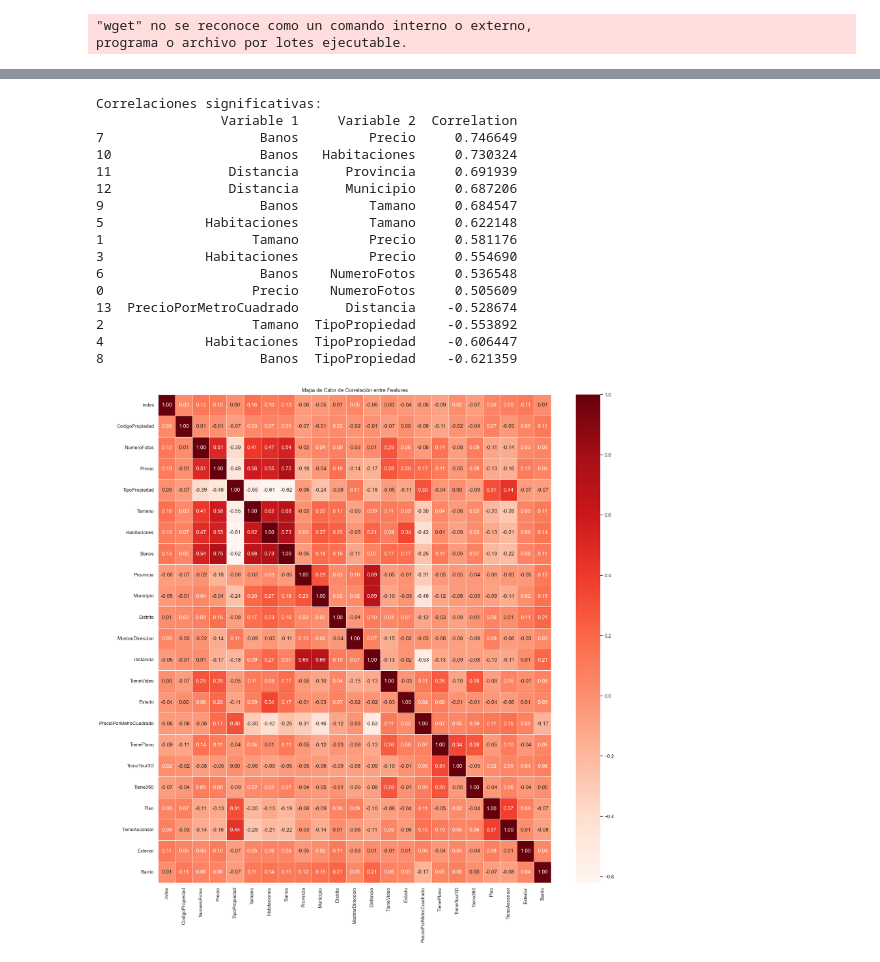
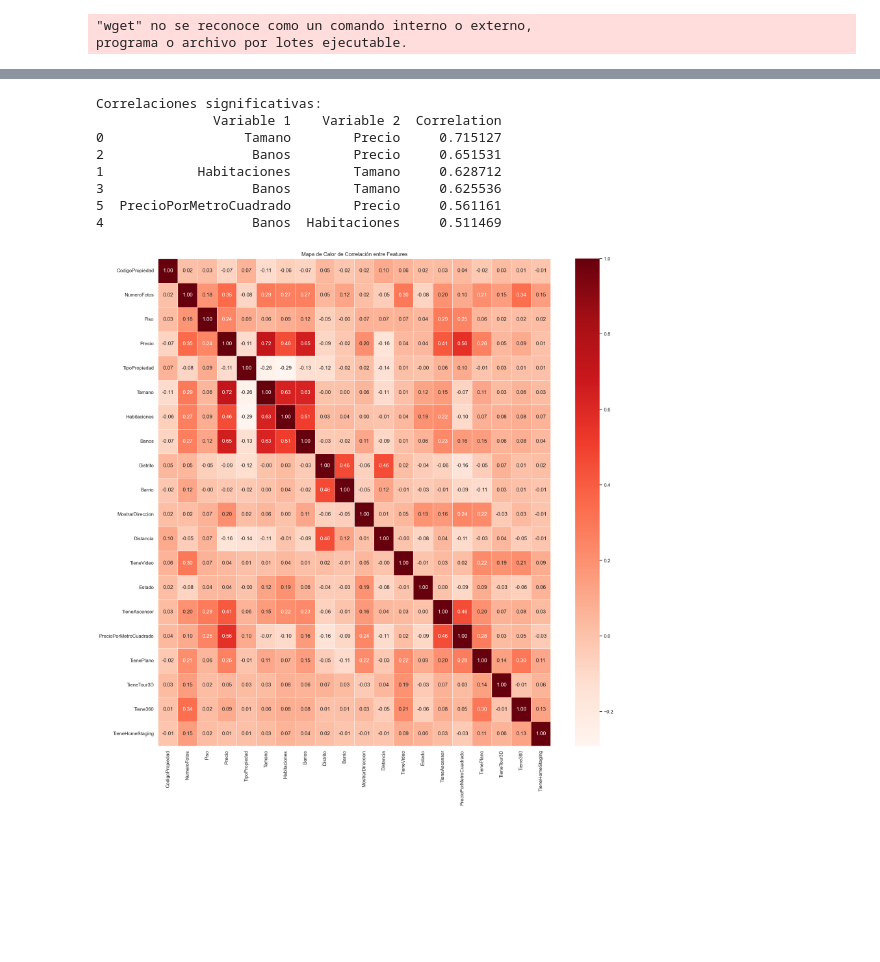
Before and after one commit to jkacosta91/Analisis-de-Alquileres, a Jupyter notebook: eda.ipynb, the cells around one changed output, grey strips where cells are left out. Cells and saved outputs as stored; diff of their text form; code cells hidden in the pictures; blank space fills up the shorter version.

```diff
--- a/eda.ipynb
+++ b/eda.ipynb
@@ -244,7 +248,6 @@ df['Piso'] = pd.to_numeric(df['Piso'], errors='coerce').fillna(0)
 
 # Rellenar valores nulos en otras columnas
 df['Piso'].fillna(0, inplace=True)
-df['Exterior'].fillna(True, inplace=True)
 df['TieneAscensor'].fillna(False, inplace=True)
 df['Distrito'].fillna('No especifica', inplace=True)
 df['Barrio'].fillna('No especifica', inplace=True)
@@ -599,7 +535,7 @@ Cantidad de valores atípicos: 55
 # quitando aquellas que lo superen. A continuación volveremos a ver cómo queda la distribución.
 
 # Filtra el DataFrame para eliminar las filas donde el precio es mayor a 1,500,000
-df_transformed = df_transformed[df_transformed['Precio'] >= 370]
+df = df[df['Precio'] <= 598500.0]
 
 # Muestra la cantidad de filas restantes en el DataFrame
 cantidad_filas = len(df)
@@ -642,7 +578,7 @@ features_continuas = ['NumeroFotos', 'Piso', 'Precio', 'Tamano', 'Habitaciones',
 # Generar histogramas para cada característica continua
 for col in features_continuas:
     plt.figure(figsize=(10, 6))
-    sns.histplot(df_transformed[col], bins=10, kde=True)
+    sns.histplot(df[col], bins=10, kde=True)
     plt.title(f'Distribución de {col}')
     plt.xlabel(col)
     plt.ylabel('Cuenta')
@@ -661,7 +641,7 @@ import seaborn as sns
 import matplotlib.pyplot as plt
 
 # Suponiendo que features_discretas ya está definida
-features_discretas = ['Exterior', 'MostrarDireccion', 'TieneVideo', 'Estado', 'TieneAscensor', 'TienePlano', 'TieneTour3D', 'Tiene360']
+features_discretas = ['MostrarDireccion', 'TieneVideo', 'Estado', 'TieneAscensor', 'TienePlano', 'TieneTour3D', 'Tiene360']
 
 # Generar histogramas para cada característica discreta
 for col in features_discretas:
@@ -731,55 +710,59 @@ cor = df_transformed.corr()
 correlation_list = []
 
 # Umbral de correlación
-threshold = 0.5
+threshold_1 = 0.5
+threshold_2 = -0.5
+
 
 # Iterar sobre la matriz de correlación para encontrar correlaciones significativas
 for i in range(len(cor.columns)):
     for j in range(i):
-        if abs(cor.iloc[i, j]) > threshold:
+        if abs(cor.iloc[i, j]) > threshold_1:
+            correlation_list.append({
+                'Variable 1': cor.columns[i],
+                'Variable 2': cor.columns[j],
+                'Correlation': cor.iloc[i, j]
+            })
+
+# Iterar sobre la matriz de correlación para encontrar correlaciones significativas
+for i in range(len(cor.columns)):
+    for j in range(i):
+        if abs(cor.iloc[i, j]) < threshold_2:
             correlation_list.append({
                 'Variable 1': cor.columns[i],
                 'Variable 2': cor.columns[j],
                 'Correlation': cor.iloc[i, j]
             })
 
 # Convertir la lista en un DataFrame
 significant_correlations = pd.DataFrame(correlation_list)
 
 # Mostrar las correlaciones significativas
 print("Correlaciones significativas:")
 print(significant_correlations.sort_values(by='Correlation', ascending=False))
 
 # Configurar el tamaño de la figura
 plt.figure(figsize=(20, 20))
 
 # Calcular la matriz de correlación
 cor = df_transformed.corr()
 
 # Crear el mapa de calor
 sns.heatmap(cor, annot=True, cmap='Reds', fmt=".2f", linewidths=0.5)
 
 # Mostrar el gráfico
 plt.title('Mapa de Calor de Correlación entre Features')
 plt.show()
 
 # Opcional: Guardar las correlaciones significativas en un archivo CSV
 # significant_correlations.to_csv('significant_correlations.csv', index=False)
 # %% [output]
 Correlaciones significativas:
-                Variable 1     Variable 2  Correlation
-7                    Banos         Precio     0.746649
-10                   Banos   Habitaciones     0.730324
-11               Distancia      Provincia     0.691939
-12               Distancia      Municipio     0.687206
-9                    Banos         Tamano     0.684547
-5             Habitaciones         Tamano     0.622148
-1                   Tamano         Precio     0.581176
-3             Habitaciones         Precio     0.554690
-6                    Banos    NumeroFotos     0.536548
-0                   Precio    NumeroFotos     0.505609
-13  PrecioPorMetroCuadrado      Distancia    -0.528674
-2                   Tamano  TipoPropiedad    -0.553892
-4             Habitaciones  TipoPropiedad    -0.606447
-8                    Banos  TipoPropiedad    -0.621359
+               Variable 1    Variable 2  Correlation
+0                  Tamano        Precio     0.715127
+2                   Banos        Precio     0.651531
+1            Habitaciones        Tamano     0.628712
+3                   Banos        Tamano     0.625536
+5  PrecioPorMetroCuadrado        Precio     0.561161
+4                   Banos  Habitaciones     0.511469
-[figure, old version]
+[figure, new version]
```
Also changed, not shown: parts of 25 cells of this notebook, 5 other files.
